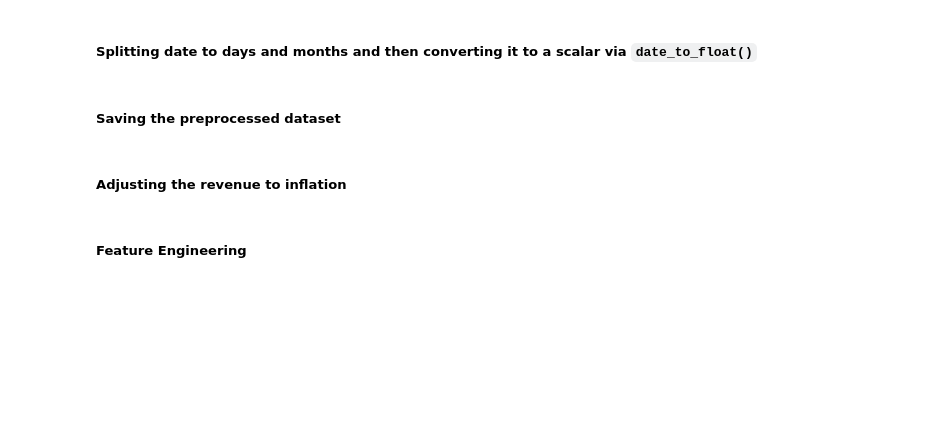
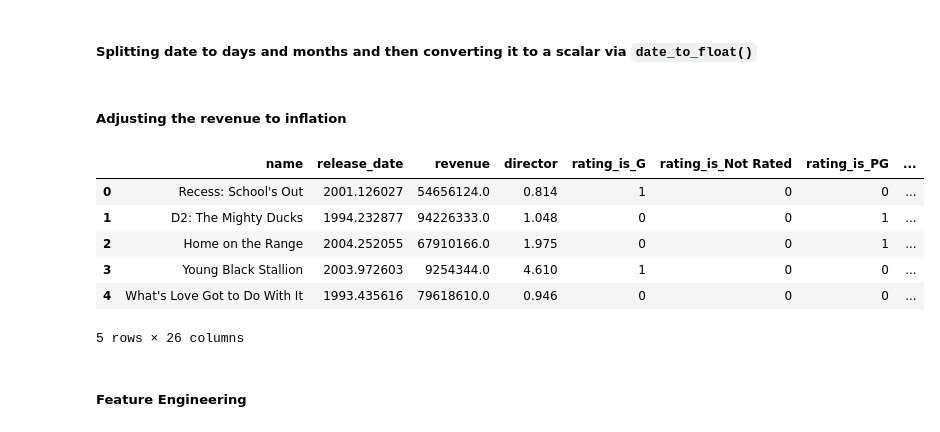
Before and after one commit to yusufnasserdev/Movie-Revenue-Prediction-Model, a Jupyter notebook: Model/phase1.ipynb, the cells around one changed output. Cells and saved outputs as stored; diff of their text form; code cells hidden in the pictures; blank space fills up the shorter version.

```diff
--- a/Model/phase1.ipynb
+++ b/Model/phase1.ipynb
@@ -134,5 +135,3 @@ df['day'] = df['release_date'].dt.day
 df['season'] = df['release_date'].dt.quarter
 df['release_date'] = df['release_date'].apply(date_to_float)
 df.head()
-# %% [markdown]
-##### Saving the preprocessed dataset
@@ -141,4 +138,37 @@ df.to_csv('datasets/1/train/preprocessed.csv', index=False)
 # %% [markdown]
 ##### Adjusting the revenue to inflation
+# %%
+df = pd.read_csv('datasets/1/train/preprocessed.csv')
+
+df['budget'] = np.nan
+df['runtime'] = np.nan
+
+movie = Movie()
+
+# extract the budget and runtime from the TMDb API
+for i, mov in df.iterrows():
+    search = movie.search(mov['name'])  # Search by the movie title
+    for res in search:
+        try:
+            # Confirming the search results by the release date year
+            mov_date_str = str(mov['release_date'])
+            if int(res['release_date'][:4]) == int(mov_date_str[:4]):
+                # Editing the value at the original dataframe
+                detail = movie.details(res.id)
+                df.at[i, 'budget'] = detail['budget']
+                df.at[i, 'runtime'] = detail['runtime']
+                break
+        except BaseException as error:
+            print('An exception occurred: {}'.format(error) + " " + mov['name'])
+
+df.head()
+# %% [output]
+|  | name | release_date | revenue | director | rating_is_G | rating_is_Not Rated | rating_is_PG | ... |
+| 0 | Recess: School's Out | 2001.126027 | 54656124.0 | 0.814 | 1 | 0 | 0 | ... |
+| 1 | D2: The Mighty Ducks | 1994.232877 | 94226333.0 | 1.048 | 0 | 0 | 1 | ... |
+| 2 | Home on the Range | 2004.252055 | 67910166.0 | 1.975 | 0 | 0 | 1 | ... |
+| 3 | Young Black Stallion | 2003.972603 | 9254344.0 | 4.610 | 1 | 0 | 0 | ... |
+| 4 | What's Love Got to Do With It | 1993.435616 | 79618610.0 | 0.946 | 0 | 0 | 0 | ... |
+5 rows × 26 columns
 # %%
 import cpi
```
Also changed, not shown: parts of 10 cells of this notebook, 2 other files.
